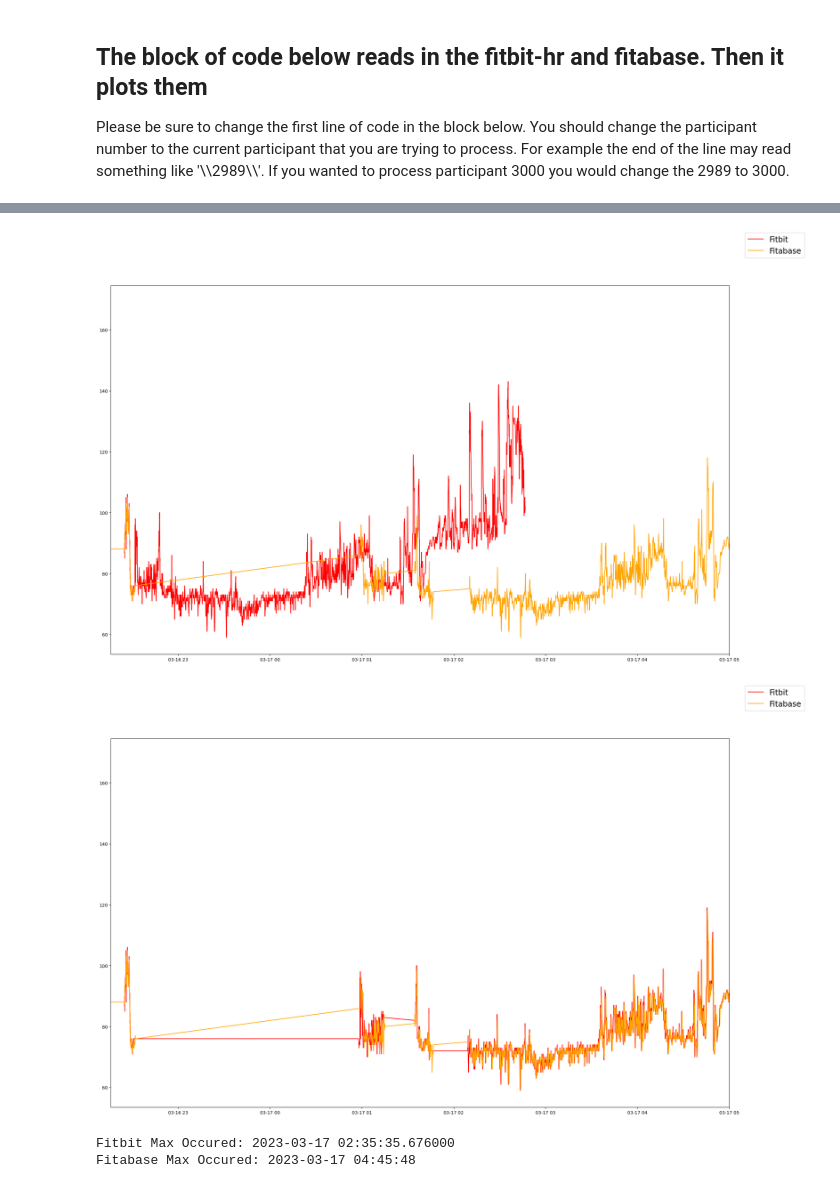
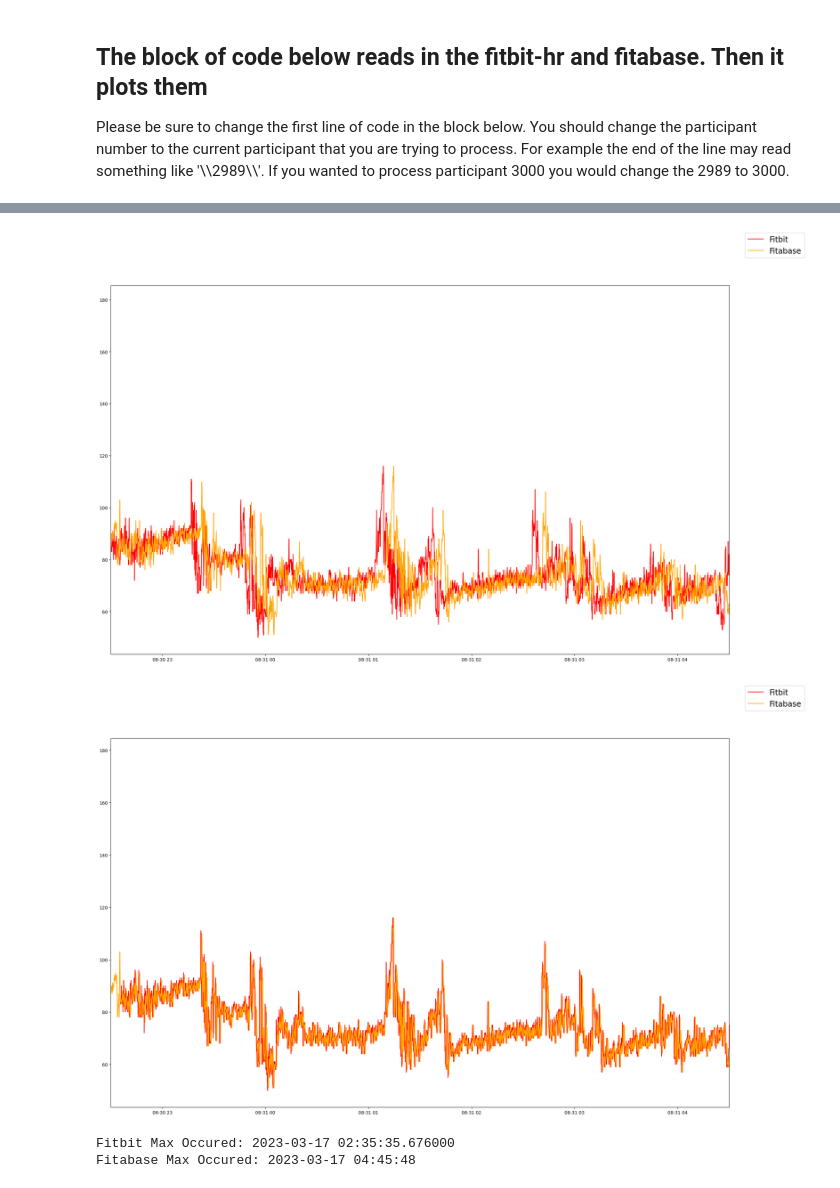
Before and after one commit to ACOI-UofSC/wearables_processing, a Jupyter notebook: Alignment_Notebooks/Fitbit_Sleep_alignment_7517083023.ipynb, the cells around one changed output, grey strips where cells are left out. Drawn from its saved outputs; the diff is of its cells as text; code cells hidden in the pictures.

```diff
--- a/Alignment_Notebooks/Fitbit_Sleep_alignment_7518031623.ipynb
+++ b/Alignment_Notebooks/Fitbit_Sleep_alignment_7517083023.ipynb
@@ -9,7 +9,7 @@ from matplotlib import pyplot as plt
 ## The block of code below reads in the fitbit-hr and fitabase. Then it plots them
 <p>Please be sure to change the first line of code in the block below. You should change the participant number to the current participant that you are trying to process. For example the end of the line may read something like '\\2989\\'. If you wanted to process participant 3000 you would change the 2989 to 3000.</p>
 # %%
-path = "V:\\ACOI\\R01 - W4K\\1_Sleep Study\\1_Participant Data\\7518031623\\"
+path = "V:\\ACOI\\R01 - W4K\\1_Sleep Study\\1_Participant Data\\7517083023\\"
 part_id = path[-11:-1]
 # Read in tracking sheet to obtain protocol date
 tracking_sheet = pd.read_excel("V:\\ACOI\\R01 - W4K\\1_Sleep Study\\Sleep study tracking.xlsx").dropna(how='all')
@@ -40,33 +40,26 @@ ax.set(xlim=[start, end])
 fig.legend(fontsize='xx-large')
 plt.show()
 # %% [output]
-[figure, old version]
+[figure, new version]
 # %%
 
 
-df1=slog_hr.loc[(slog_hr['Time'] >= start) & (slog_hr['Time'] < start+timedelta(hours=0,minutes=15)), :].reset_index(drop=True)
-df2=slog_hr.loc[(slog_hr['Time'] >= start+timedelta(hours=0,minutes=15)) & (slog_hr['Time'] < start+timedelta(hours=0,minutes=31)), :].reset_index(drop=True)
+df1=slog_hr.loc[(slog_hr['Time'] >= start) & (slog_hr['Time'] < end), :].reset_index(drop=True)
 
-df2['Time']=df2['Time'].apply(lambda x: x + timedelta(hours=2,minutes=27))
+df1['Time']=df1['Time'].apply(lambda x: x + timedelta(hours=0,minutes=5.6))
 
-df3=slog_hr.loc[(slog_hr['Time'] >= start+timedelta(hours=0,minutes=31)) & (slog_hr['Time'] < start+timedelta(hours=0,minutes=41)), :].reset_index(drop=True)
-df3['Time']=df3['Time'].apply(lambda x: x + timedelta(hours=2,minutes=48))
-df4=slog_hr.loc[(slog_hr['Time'] >= start+timedelta(hours=0,minutes=41)) & (slog_hr['Time'] < end), :].reset_index(drop=True)
-df4['Time']=df4['Time'].apply(lambda x: x + timedelta(hours=3,minutes=12))
-frames=[df1,df2,df3,df4]
-df5=pd.concat(frames)
 #frames=[df1,df2]
 #df3=pd.concat(frames)
 fig, ax = plt.subplots(figsize=[25,15])
 #df1=df1['Time'].apply(lambda x: x + timedelta(hours=2,minutes=40))
-ax.plot(df5['Time'], df5['Heart Rate'], label='Fitbit', color='red')
+ax.plot(df1['Time'], df1['Heart Rate'], label='Fitbit', color='red')
 ax.plot(fitabase['Time'], fitabase['Value'], label='Fitabase', color='orange')
 ax.set(xlim=[start, end])
 #ax.set(xlim=[start, start + timedelta(hours=2)])
 fig.legend(fontsize='xx-large')
 plt.show()
 # %% [output]
-[figure, old version]
+[figure, new version]
 # %%
 ## The code block below attempts to align the fitbit and fitabase using the hr peaks.
 # OPTIONAL
```
Also changed, not shown: parts of 2 cells of this notebook, 41 other files.
